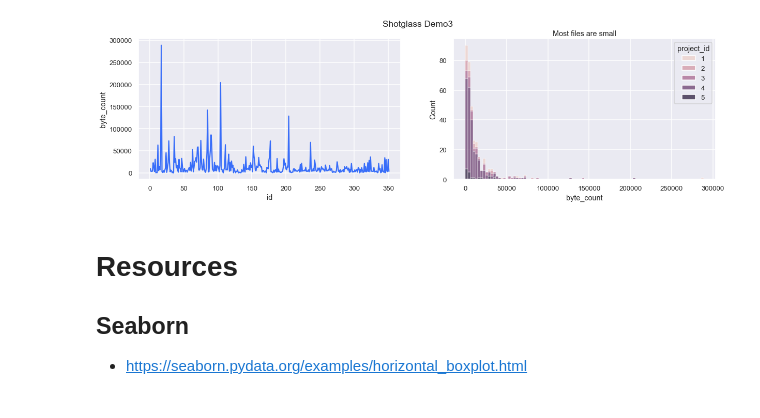
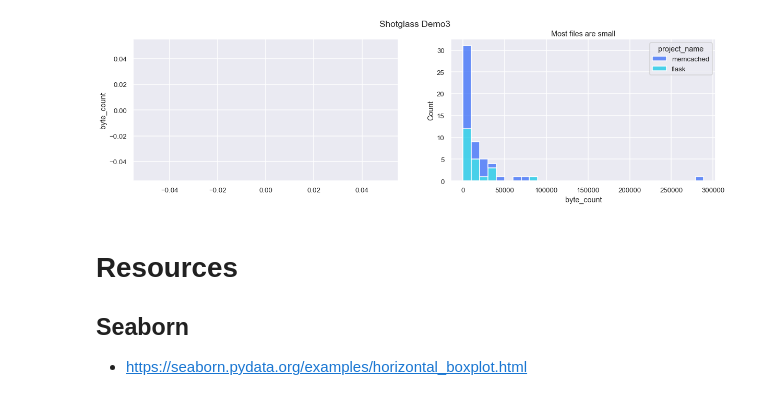
Before and after one commit to johntellsall/shotglass, a Jupyter notebook: dec/shotglass3.ipynb, the cells around one changed output. Saved outputs shown, nothing was run; the diff lists cells and outputs as text; code cells hidden in the pictures.

```diff
--- a/dec/shotglass3.ipynb
+++ b/dec/shotglass3.ipynb
@@ -9,6 +9,12 @@ penguins = sns.load_dataset("penguins")
 
 data_sql = 'select * from files where project_id in (1,2) order by 1'
 data_sql = 'select * from files where project_id <= 5'
+data_sql = '''
+select projects.name as project_name, path, byte_count
+from files, projects
+on files.project_id = projects.id
+where project_id in (1,2);
+'''
 df = pd.read_sql(data_sql, con)
 # print(df.tail())
 # %%
@@ -26,17 +32,17 @@ sns.set_theme(context='talk', palette='rainbow', font_scale=0.8)
 # %%
 # actual plots
 
 fig, axs = plt.subplots(ncols=2, figsize=(20,5))
 fig.suptitle('Shotglass Demo3')
 
 if 1:
-    hist_p = sns.histplot(data=df, x="byte_count", hue="project_id", multiple="stack") # , hue="species")
+    hist_p = sns.histplot(data=df, x="byte_count", hue="project_name", multiple="stack")
     hist_p.set(title="Most files are small")
 
 if 1:
-    sns.lineplot(x="id", y="byte_count", data=df, ax=axs[0])
+    sns.lineplot(y="byte_count", data=df, ax=axs[0])
 # %% [output]
-[figure, old version]
+[figure, new version]
 # %% [markdown]
 # Resources
 
```
Also changed, not shown: 3 other files.
